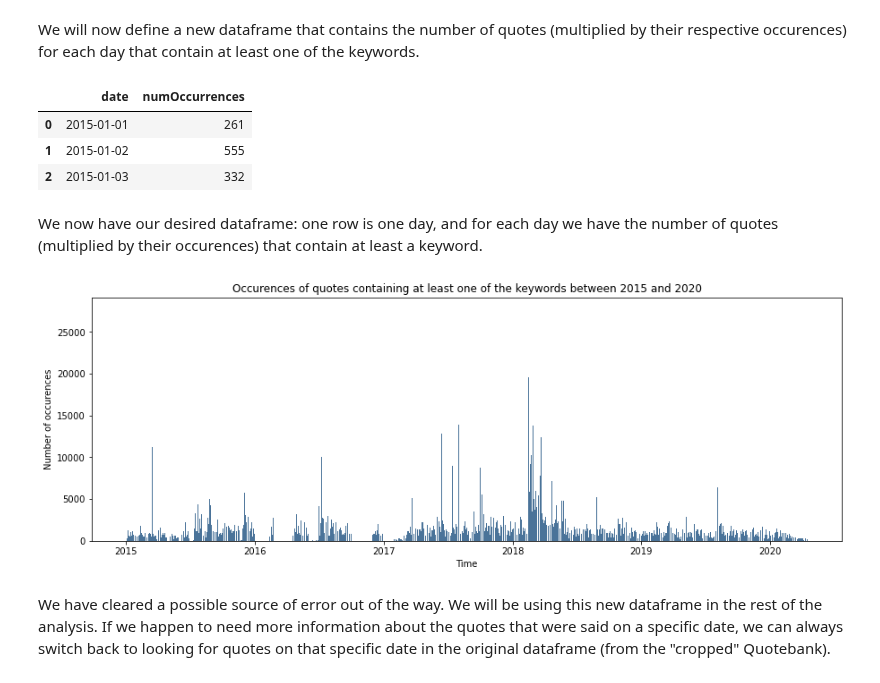
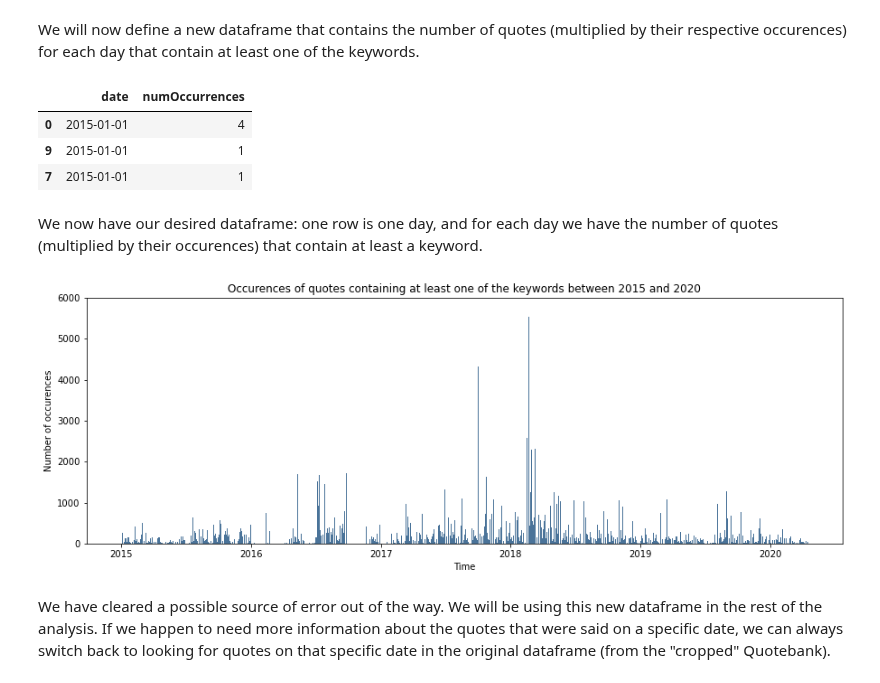
Before and after one commit to epfl-ada/ada-2021-project-clezemath, a Jupyter notebook: milestone3.ipynb, the cells around one changed output. Saved outputs shown, nothing was run; the diff lists cells and outputs as text; code cells hidden in the pictures.

```diff
--- a/milestone3.ipynb
+++ b/milestone3.ipynb
@@ -72,3 +74,5 @@ ValueError: Expected object or value
+# %%
+df_original = pd.read_csv('Data/us_quotes.csv')
 # %% [markdown]
 We have also loaded the **speaker attributes dataset** in order to extract additional information about quotations' speakers, in case we need these for statistic purpose later on.
 # %%
@@ -137,9 +141,6 @@ We will now define a new dataframe that contains the number of quotes (multiplie
 # %%
 # Define a new dataframe for this specific study
 df = df_original[['date','numOccurrences']]
-
-# Remove hour from the date
-df['date'] = df['date'].dt.date
 
 # Group by date and sum number of occurences
 df = df.groupby(['date']).sum()
@@ -148,28 +149,32 @@ df = df.reset_index()
 # Convert data column back to datetime format
 df['date'] = pd.to_datetime(df['date'])
 
+# Remove hour from the date
+df['date'] = df['date'].dt.date
+
 # Sort dataframe by date
 df = df.sort_values(by=['date'])
 
 df.head(n=3)
 # %% [output]
 |  | date | numOccurrences |
-| 0 | 2015-01-01 | 261 |
-| 1 | 2015-01-02 | 555 |
-| 2 | 2015-01-03 | 332 |
+| 0 | 2015-01-01 | 4 |
+| 9 | 2015-01-01 | 1 |
+| 7 | 2015-01-01 | 1 |
 # %% [markdown]
 We now have our desired dataframe: one row is one day, and for each day we have the number of quotes (multiplied by their occurences) that contain at least a keyword.
 # %%
 # Plotting number of quotes that contain keywords on the timeframe of the dataset
 plt.figure(figsize=(15,5))
 
 plt.bar(df['date'],df['numOccurrences'],color='#4a7399')
 plt.title('Occurences of quotes containing at least one of the keywords between 2015 and 2020')
 plt.xlabel('Time')
 plt.ylabel('Number of occurences')
+plt.ylim((0,6000))
 plt.show()
 # %% [output]
-[figure, old version]
+[figure, new version]
 # %% [markdown]
 We have cleared a possible source of error out of the way. We will be using this new dataframe in the rest of the analysis. If we happen to need more information about the quotes that were said on a specific date, we can always switch back to looking for quotes on that specific date in the original dataframe (from the "cropped" Quotebank).
 # %% [markdown]
```
Also changed, not shown: parts of 25 cells of this notebook.
